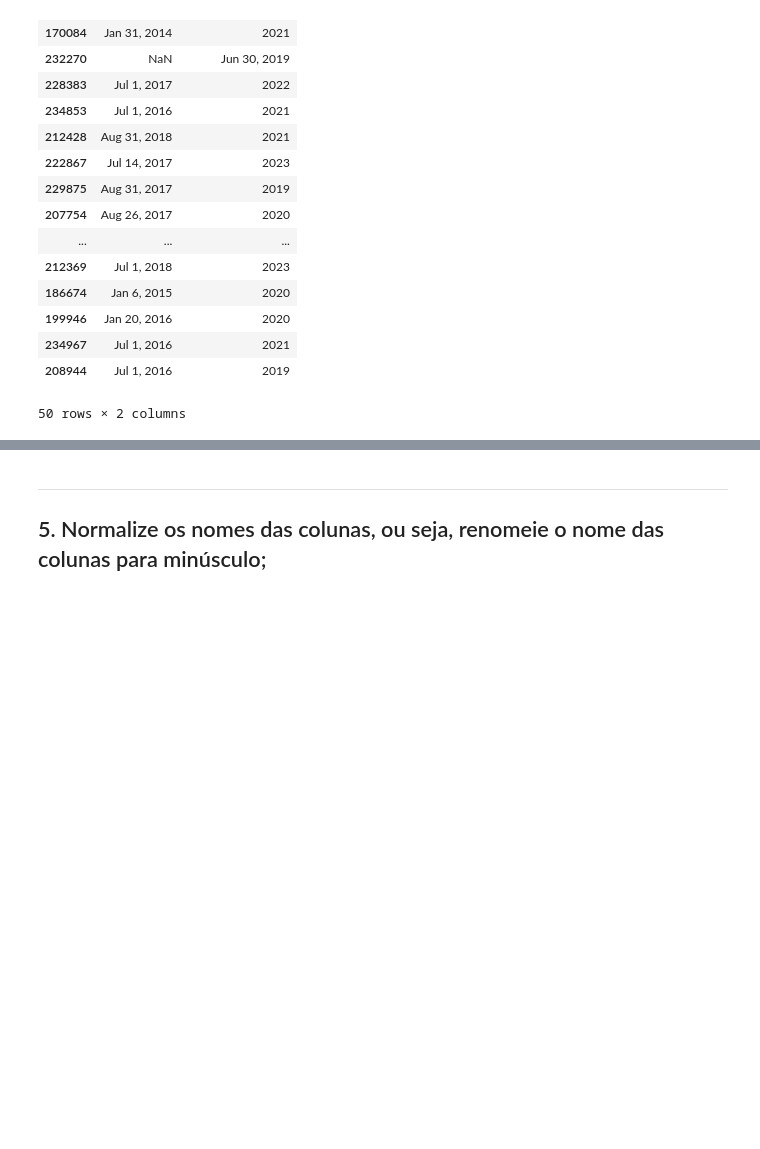
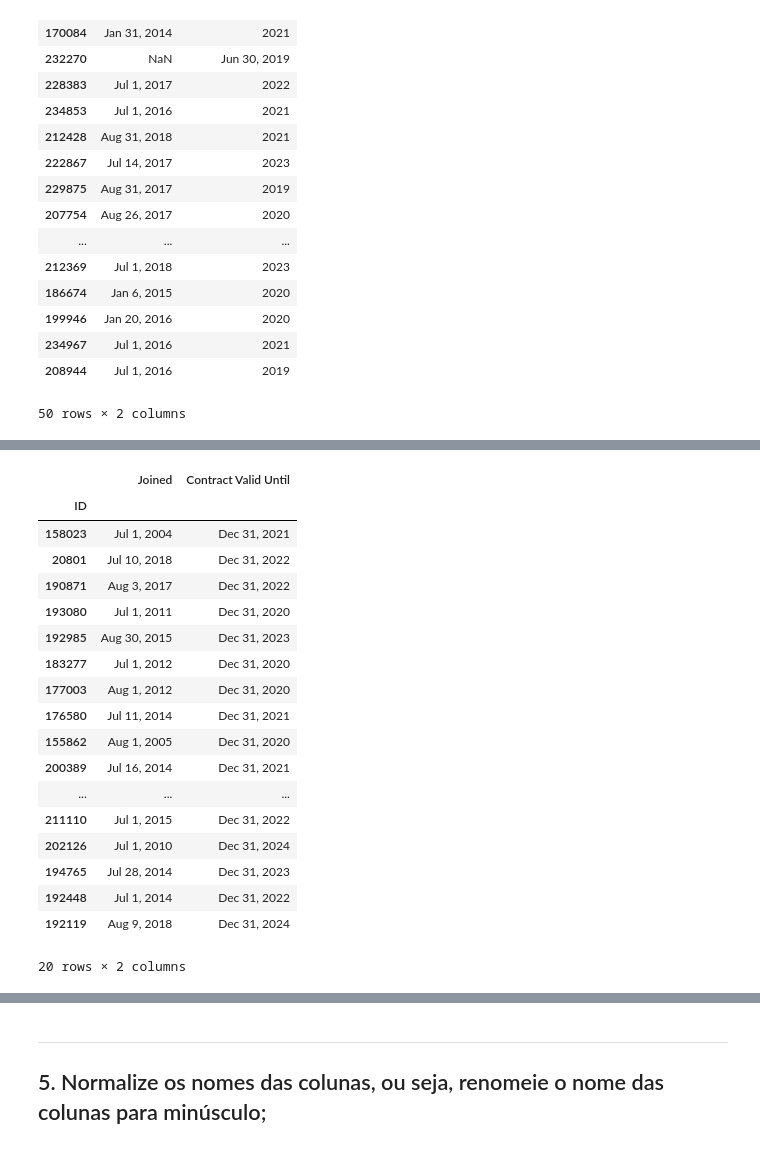
Before and after one commit to Sedinei/DSWP, a Jupyter notebook: NB_trabalhado/FIFA_NB10.ipynb, the cells around one changed output, grey strips where cells are left out. Saved outputs shown, nothing was run; the diff lists cells and outputs as text; code cells hidden in the pictures; blank space fills up the shorter version.

```diff
--- a/NB_trabalhado/FIFA_NB10.ipynb
+++ b/NB_trabalhado/FIFA_NB10.ipynb
@@ -419,0 +457,30 @@ df_fifa[['Joined', 'Contract Valid Until']].sample(50)
+# %%
+# Função para incluir 'Dec 31, ' nos valores de 'Joined', 'Contract Valid Until' quando tem só o ano
+def muda_joi_contr(j_c):
+    if pd.isna(j_c): return j_c
+    if re.search(r'[A-Z][a-z]{2}\s\d{1,2},', j_c): return j_c
+    else: return 'Dec 31, ' + j_c
+# %%
+# Ajusta os valores de 'Joined', 'Contract Valid Until'
+df_fifa[['Joined', 'Contract Valid Until']] = df_fifa[['Joined', 'Contract Valid Until']].applymap(muda_joi_contr)
+df_fifa[['Joined', 'Contract Valid Until']].head(20)
+# %% [output]
+|  | Joined | Contract Valid Until |
+| ID |  |  |
+| 158023 | Jul 1, 2004 | Dec 31, 2021 |
+| 20801 | Jul 10, 2018 | Dec 31, 2022 |
+| 190871 | Aug 3, 2017 | Dec 31, 2022 |
+| 193080 | Jul 1, 2011 | Dec 31, 2020 |
+| 192985 | Aug 30, 2015 | Dec 31, 2023 |
+| 183277 | Jul 1, 2012 | Dec 31, 2020 |
+| 177003 | Aug 1, 2012 | Dec 31, 2020 |
+| 176580 | Jul 11, 2014 | Dec 31, 2021 |
+| 155862 | Aug 1, 2005 | Dec 31, 2020 |
+| 200389 | Jul 16, 2014 | Dec 31, 2021 |
+| ... | ... | ... |
+| 211110 | Jul 1, 2015 | Dec 31, 2022 |
+| 202126 | Jul 1, 2010 | Dec 31, 2024 |
+| 194765 | Jul 28, 2014 | Dec 31, 2023 |
+| 192448 | Jul 1, 2014 | Dec 31, 2022 |
+| 192119 | Aug 9, 2018 | Dec 31, 2024 |
+20 rows × 2 columns
```
Also changed, not shown: parts of 7 cells of this notebook.
